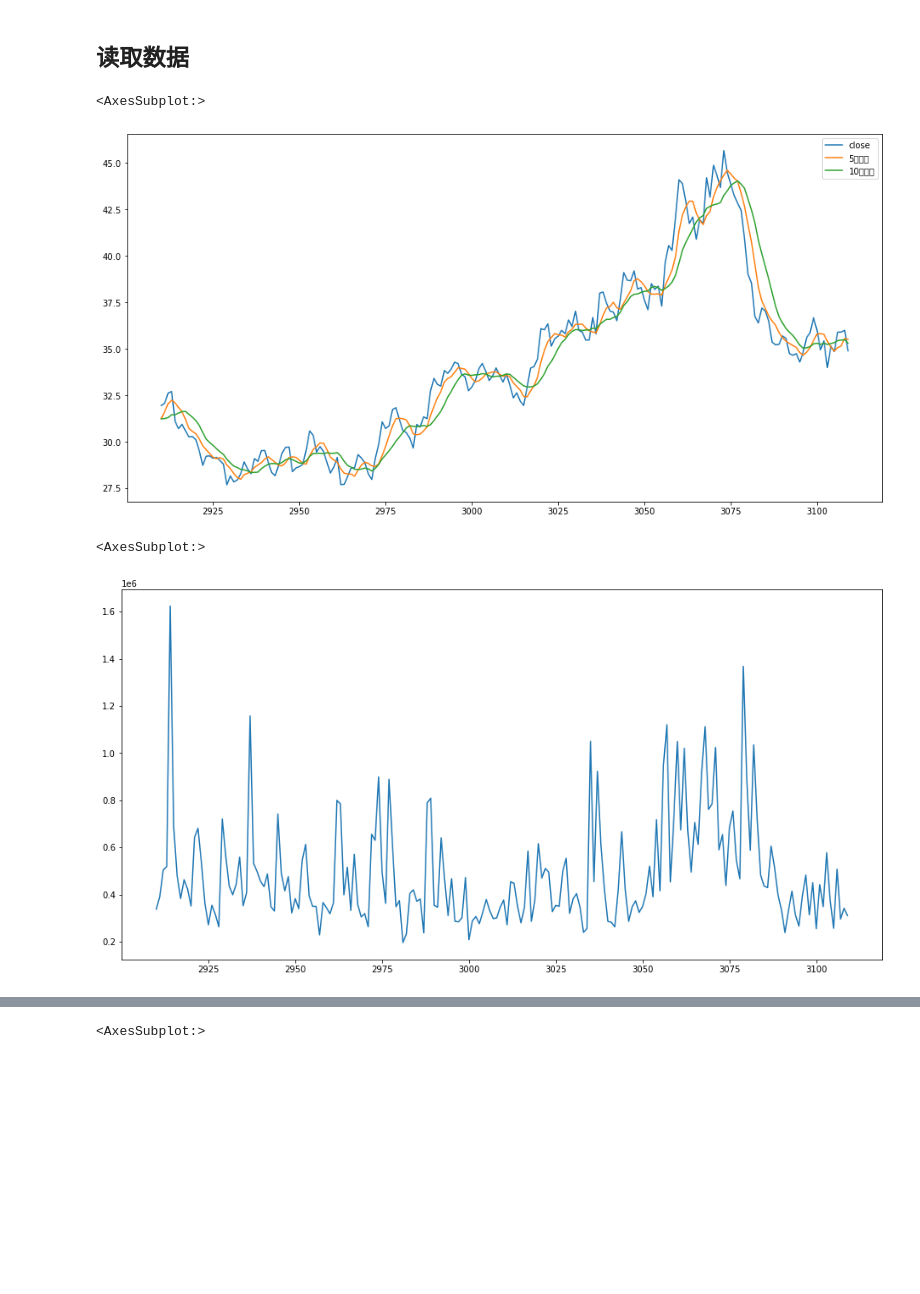
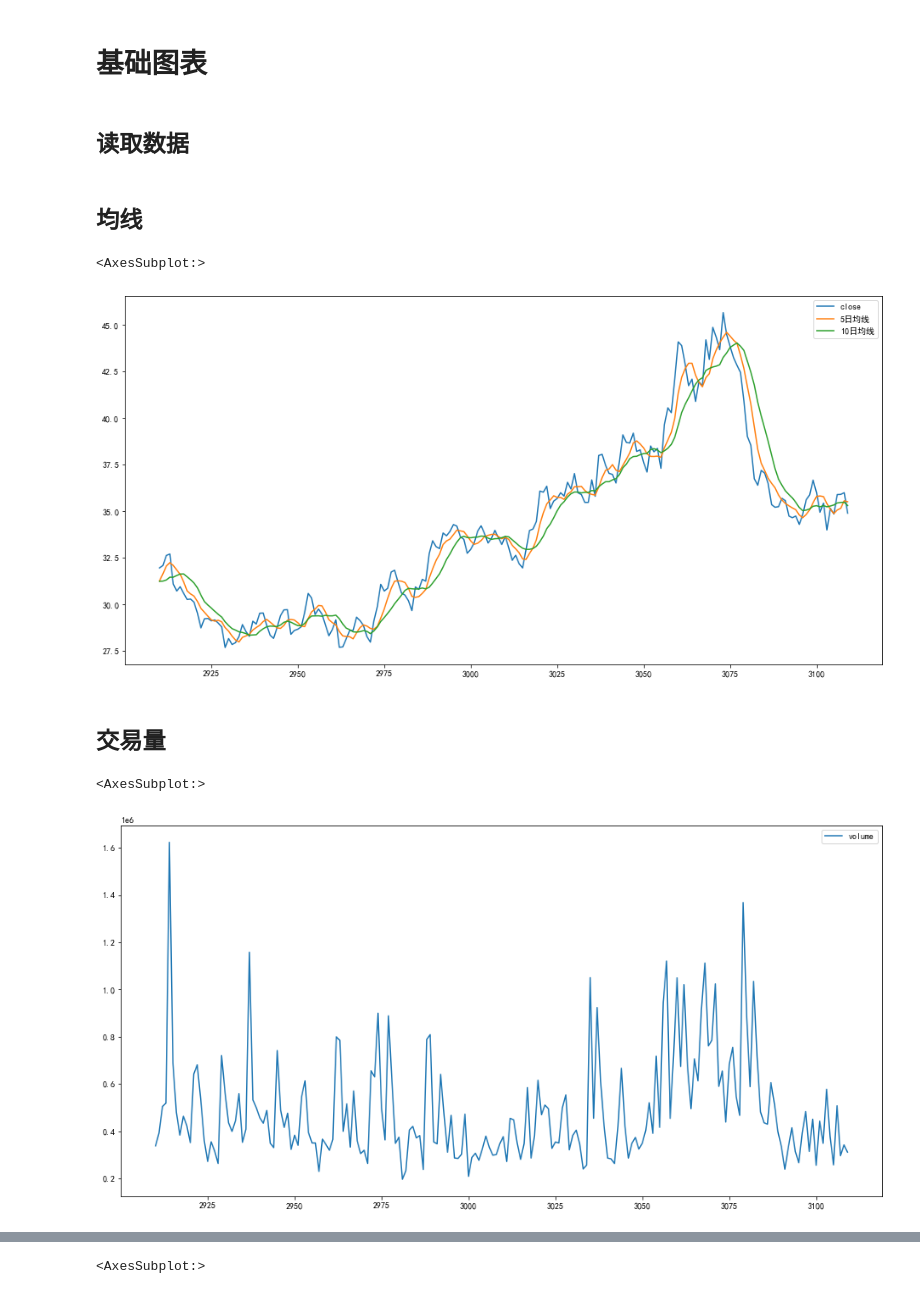
Before and after one commit to sadxdh/Stock-Forecast-Based-on-LSTM, a Jupyter notebook: model_train/LSTM模型构建.ipynb, the cells around one changed output, grey strips where cells are left out. Cells and saved outputs as stored; diff of their text form; code cells hidden in the pictures; blank space fills up the shorter version.

```diff
--- a/model_train/LSTM模型构建.ipynb
+++ b/model_train/LSTM模型构建.ipynb
@@ -1,3 +1,5 @@
+# %% [markdown]
+# 基础图表
 # %% [markdown]
 ## 读取数据
 # %%
@@ -5,18 +7,23 @@ import pandas as pd
 
 data = pd.read_csv('海康威视_clean_MaxMin.csv')
 data = data[-200:]
+# %% [markdown]
+## 均线
 # %%
 import matplotlib.pyplot as plt
+plt.rcParams['font.sans-serif'] = 'SimHei'  # 指定中文字体，如宋体或黑体
 plt.figure(figsize=(16,8))
 data['close'].plot(legend=True)
 data['5日均线'].plot(legend=True)
 data['10日均线'].plot(legend=True)
 # %% [output]
 <AxesSubplot:>
-[figure, old version]
+[figure, new version]
+# %% [markdown]
+## 交易量
 # %%
 plt.figure(figsize=(16,8))
-data['volume'].plot()  # 交易量与股价走势 相关性
+data['volume'].plot(legend=True)  # 交易量与股价走势 相关性
 # %% [output]
 <AxesSubplot:>
-[figure, old version]
+[figure, new version]
```
Also changed, not shown: parts of 29 cells of this notebook, 4 other files.
